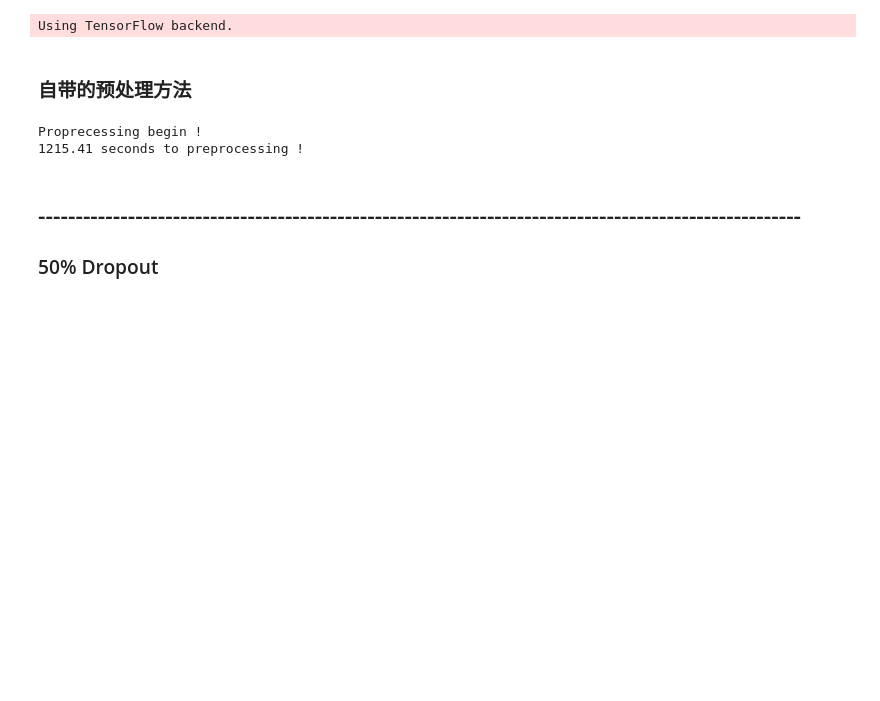
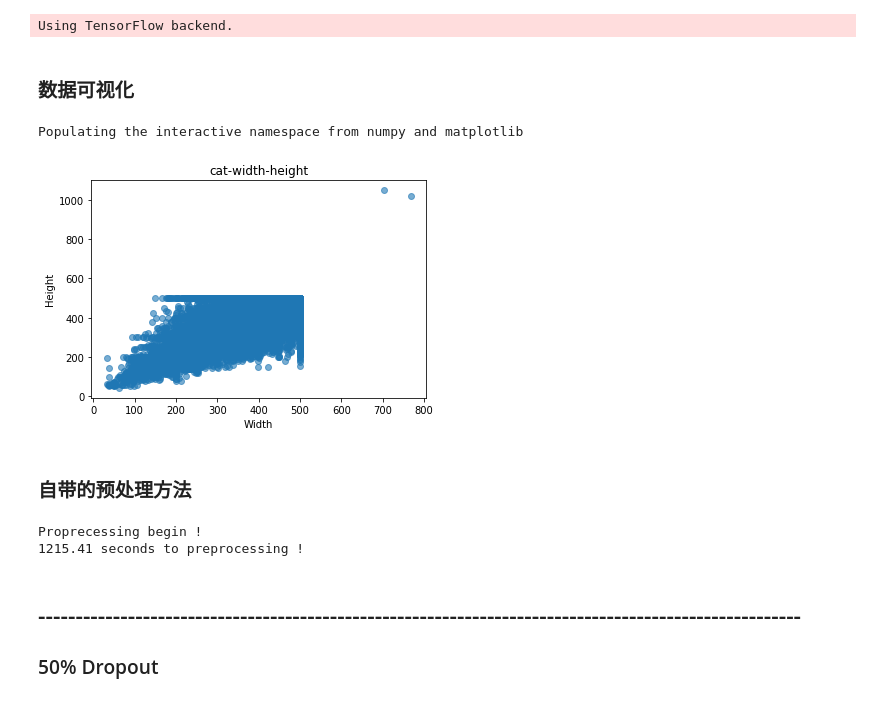
Before and after one commit to LeeZhe/dogs-vs-cats, a Jupyter notebook: cat.vs.dog.ipynb, the cells around one changed output. Drawn from its saved outputs; the diff is of its cells as text; code cells hidden in the pictures; blank space fills up the shorter version.

```diff
--- a/cat.vs.dog.ipynb
+++ b/cat.vs.dog.ipynb
@@ -48,6 +49,28 @@ from keras.preprocessing import image
 from keras.applications.resnet50 import preprocess_input, decode_predictions
 # %% [output]
 Using TensorFlow backend.
+# %% [markdown]
+###  数据可视化
+# %%
+imgs = []
+for file in train_files:
+    img = cv2.imread(TRAIN_PATH + file)
+    imgs.append(img.shape[0:2])
+#     break
+
+imgs = np.array(imgs)
+x = imgs[:,0]
+y = imgs[:,1]
+# %%
+%pylab inline
+plt.title('cat-width-height')
+plt.xlabel('Width')
+plt.ylabel('Height')
+plt.scatter(x, y, alpha = 0.6)
+plt.show()
+# %% [output]
+Populating the interactive namespace from numpy and matplotlib
+[figure, added]
 # %% [markdown]
 ### 自带的预处理方法
 # %%
```
Also changed, not shown: parts of 2 cells of this notebook.
